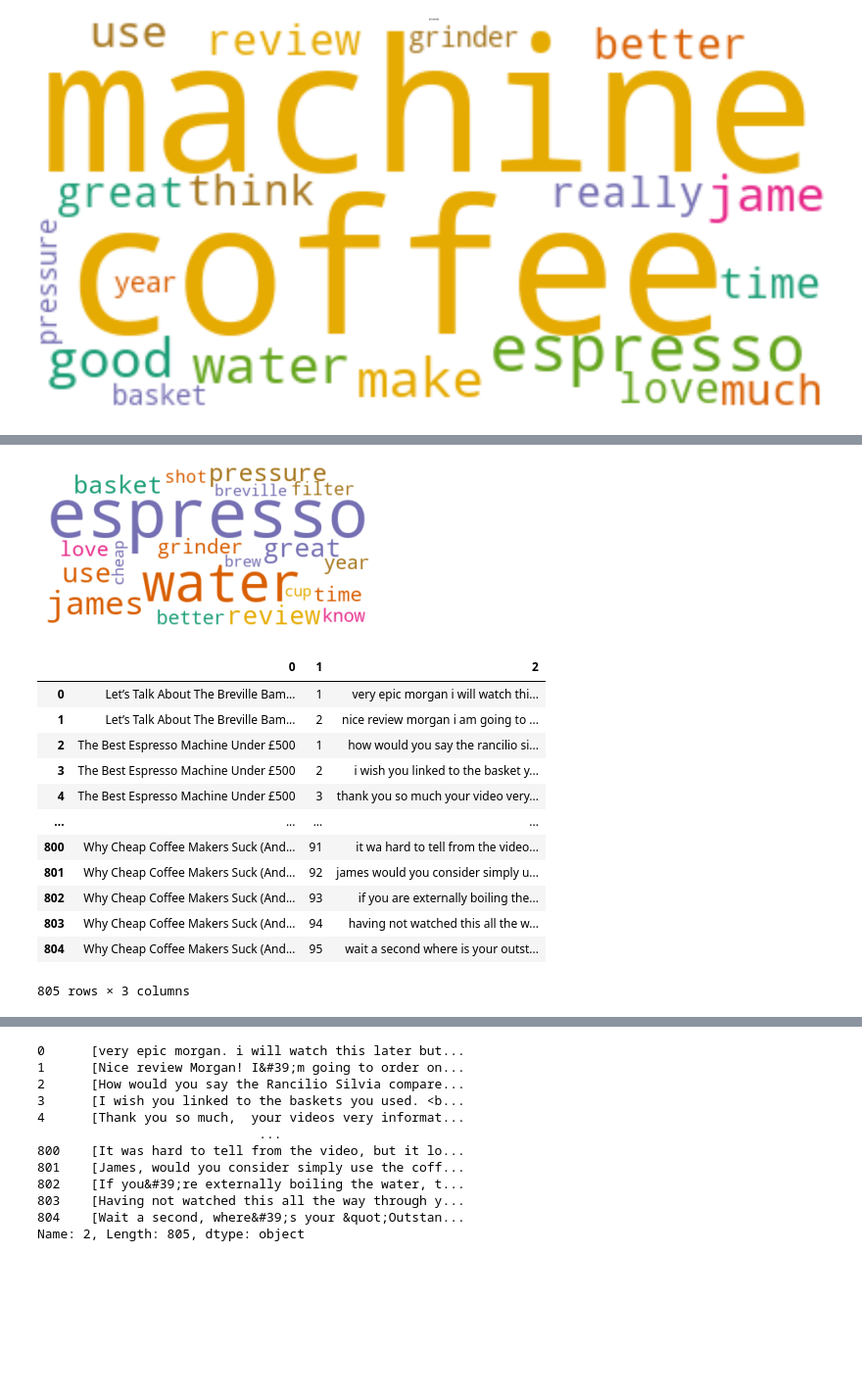
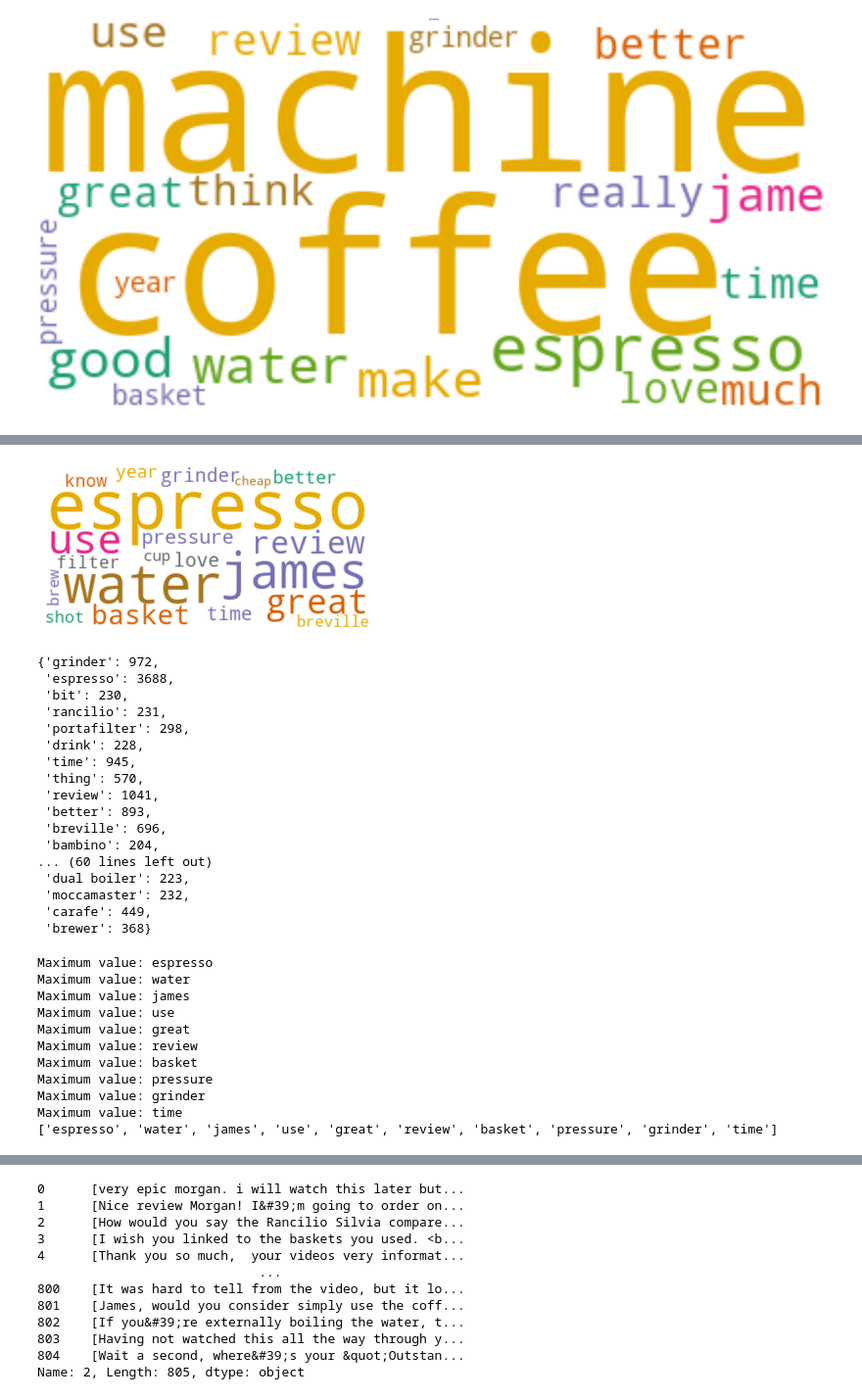
Before and after one commit to Jefflai0315/AI_spec_gen, a Jupyter notebook: ML Classifier .ipynb, the cells around one changed output, grey strips where cells are left out. Shown at 98% size. Cells and saved outputs as stored; diff of their text form; code cells hidden in the pictures; blank space fills up the shorter version.

```diff
--- a/ML Classifier .ipynb
+++ b/ML Classifier .ipynb
@@ -398,41 +398,70 @@ Video  658
 # %%
 
 import multidict
 word_dict = {}
 fullTermsDict = multidict.MultiDict()
 
 for video in top_words:
     for word in video:
         if word[0] not in word_dict:
             word_dict[word[0]] = word[1]
         else:
             word_dict[word[0]] += word[1]
 # word_dict
 
 for key in word_dict:
     fullTermsDict.add(key, word_dict[key])
 
 # fullTermsDict
 
 wc.generate_from_frequencies(fullTermsDict)
 plt.imshow(wc, interpolation="bilinear")
 plt.axis("off")
 plt.show()
+
+new_word_dict = {}
+for k,v in word_dict.items():
+    if word_dict[k] > 200:
+        new_word_dict[k] = word_dict[k]
+new_word_dict
 # %% [output]
-[figure, old version]
+[figure, new version]
+{'grinder': 972,
+ 'espresso': 3688,
+ 'bit': 230,
+ 'rancilio': 231,
+ 'portafilter': 298,
+ 'drink': 228,
+ 'time': 945,
+ 'thing': 570,
+ 'review': 1041,
+ 'better': 893,
+ 'breville': 696,
+ 'bambino': 204,
+... (60 lines left out)
+ 'dual boiler': 223,
+ 'moccamaster': 232,
+ 'carafe': 449,
+ 'brewer': 368}
 # %%
-df_test_2 = df_test.clean_data
+top10_words = []
+
+for i in range(10):
+    fin_max = max(word_dict, key=word_dict.get)
+    top10_words.append(fin_max)
+    del word_dict[fin_max]
+    print("Maximum value:",fin_max)
+
+print(top10_words)
 # %% [output]
-|  | 0 | 1 | 2 |
-| 0 | Let’s Talk About The Breville Bam... | 1 | very epic morgan i will watch thi... |
-| 1 | Let’s Talk About The Breville Bam... | 2 | nice review morgan i am going to ... |
-| 2 | The Best Espresso Machine Under £500 | 1 | how would you say the rancilio si... |
-| 3 | The Best Espresso Machine Under £500 | 2 | i wish you linked to the basket y... |
-| 4 | The Best Espresso Machine Under £500 | 3 | thank you so much your video very... |
-| ... | ... | ... | ... |
-| 800 | Why Cheap Coffee Makers Suck (And... | 91 | it wa hard to tell from the video... |
-| 801 | Why Cheap Coffee Makers Suck (And... | 92 | james would you consider simply u... |
-| 802 | Why Cheap Coffee Makers Suck (And... | 93 | if you are externally boiling the... |
-| 803 | Why Cheap Coffee Makers Suck (And... | 94 | having not watched this all the w... |
-| 804 | Why Cheap Coffee Makers Suck (And... | 95 | wait a second where is your outst... |
-805 rows × 3 columns
+Maximum value: espresso
+Maximum value: water
+Maximum value: james
+Maximum value: use
+Maximum value: great
+Maximum value: review
+Maximum value: basket
+Maximum value: pressure
+Maximum value: grinder
+Maximum value: time
+['espresso', 'water', 'james', 'use', 'great', 'review', 'basket', 'pressure', 'grinder', 'time']
```
Also changed, not shown: parts of 7 cells of this notebook, 3 other files.
